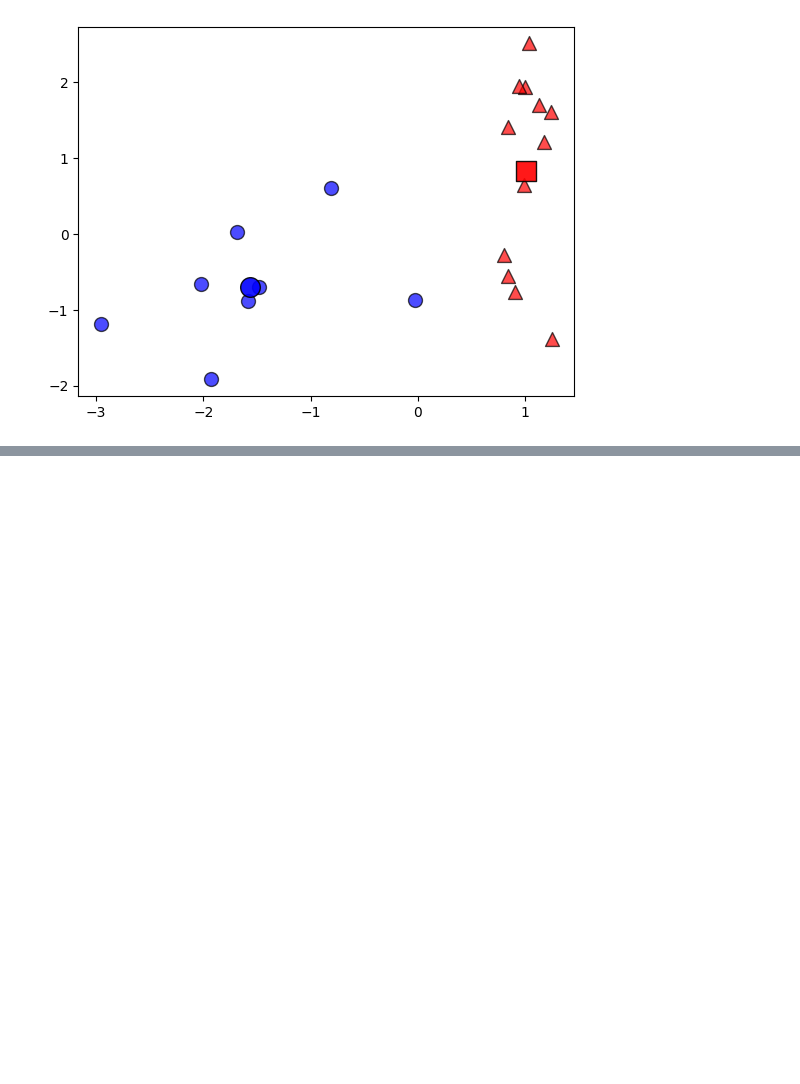
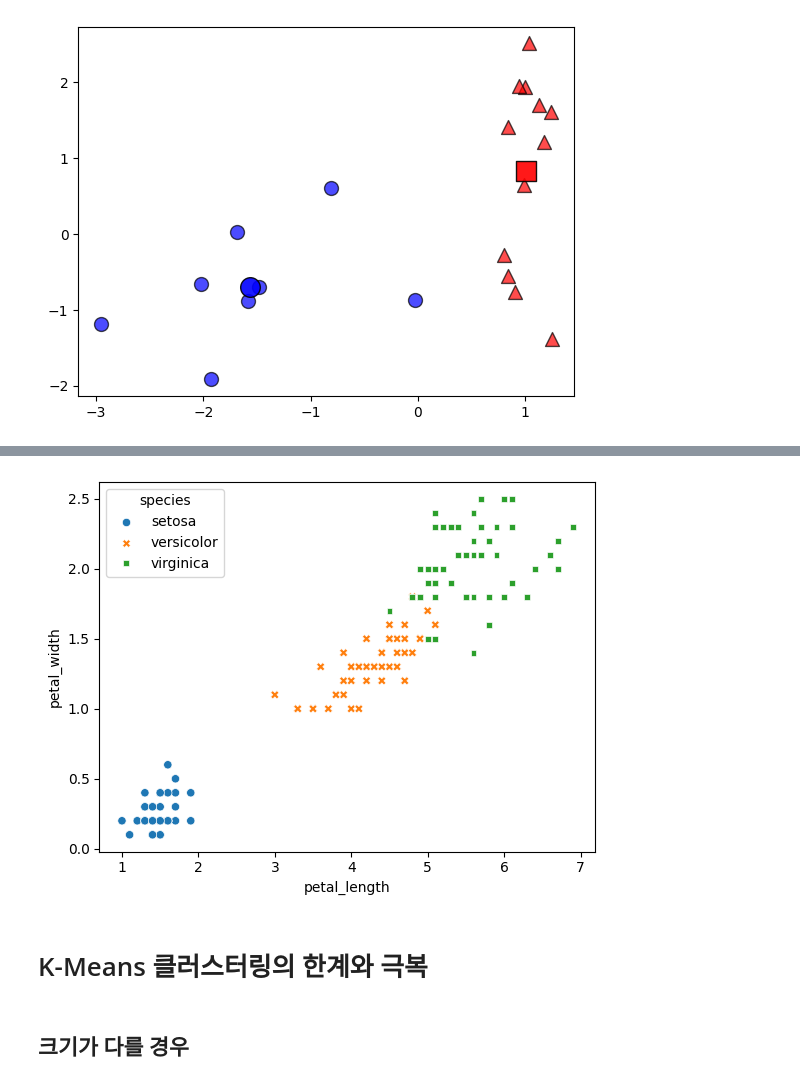
Before and after one commit to hjk7902/ml, a Jupyter notebook: 4장. 군집분석 - 2절. K-Means 클러스터링.ipynb, the cells around one changed output, grey strips where cells are left out. Cells and saved outputs as stored; diff of their text form; code cells hidden in the pictures; blank space fills up the shorter version.

```diff
--- a/4장. 군집분석 - 2절. K-Means 클러스터링.ipynb
+++ b/4장. 군집분석 - 2절. K-Means 클러스터링.ipynb
@@ -175,0 +236,7 @@ plt.show()
+# %%
+ax = sns.scatterplot(x="petal_length", y="petal_width",
+                     hue="species", style="species", data=iris)
+# %% [output]
+[figure, added]
+# %% [markdown]
+# K-Means 클러스터링의 한계와 극복
@@ -175,0 +246,2 @@ plt.show()
+# %% [markdown]
+## 크기가 다를 경우
```
Also changed, not shown: parts of 46 cells of this notebook, 4 other files.
